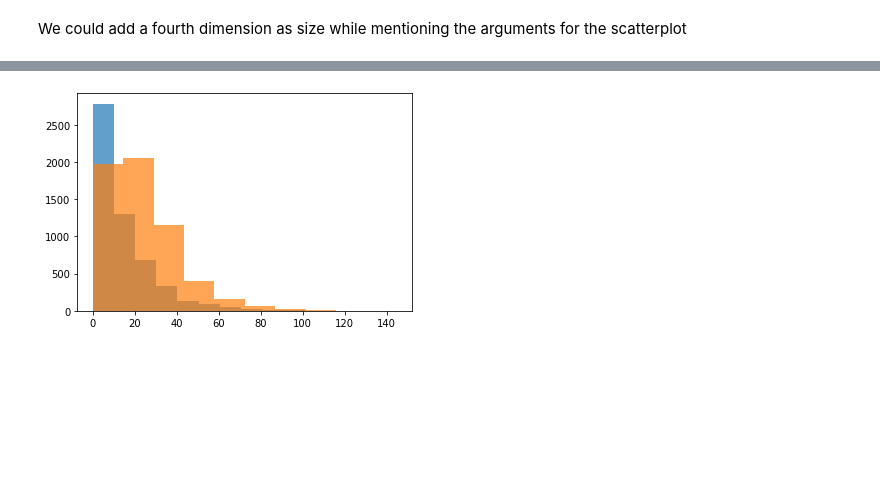
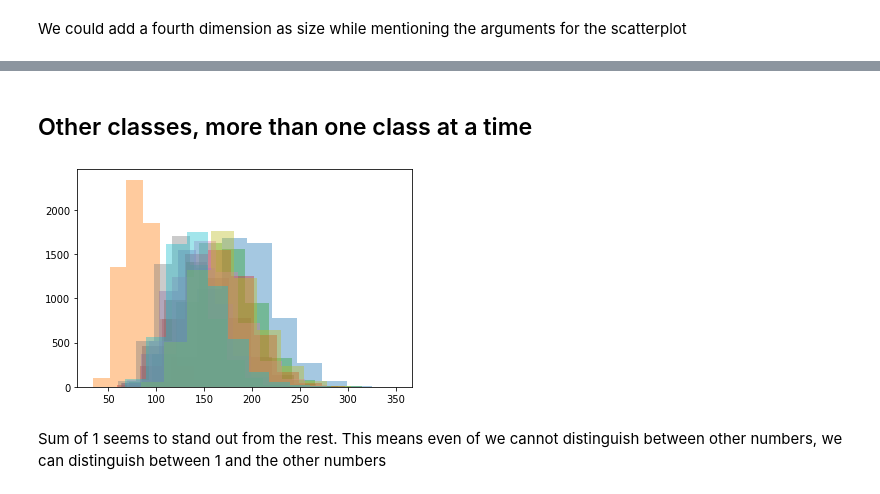
Before and after one commit to iamindhu/fmml2021, a Jupyter notebook: Lab/Lab1_Features.ipynb, the cells around one changed output, grey strips where cells are left out. Drawn from its saved outputs; the diff is of its cells as text; code cells hidden in the pictures; blank space fills up the shorter version.

```diff
--- a/Lab/Lab1_Features.ipynb
+++ b/Lab/Lab1_Features.ipynb
@@ -730,8 +680,39 @@ for img in imgs:
-# %%
-hole5 = np.array([getHolePixels(i).sum() for i in no5])
-hole8 = np.array([getHolePixels(i).sum() for i in no8])
-
-plt.hist(hole5, alpha=0.7);
-plt.hist(hole8, alpha=0.7);
-# %% [output]
-[figure, removed]
+# %% [markdown]
+## Other classes, more than one class at a time
+# %%
+no1 = train_X[train_y==1,:,:]
+no2 = train_X[train_y==2,:,:]
+no3 = train_X[train_y==3,:,:]
+no4 = train_X[train_y==4,:,:]
+no5 = train_X[train_y==5,:,:]
+no6 = train_X[train_y==6,:,:]
+no7 = train_X[train_y==7,:,:]
+no8 = train_X[train_y==8,:,:]
+no9 = train_X[train_y==9,:,:]
+no0 = train_X[train_y==0,:,:]
+# %%
+sum2 = np.sum(no2>0, (1,2)) # threshold before adding up
+sum9 = np.sum(no9>0, (1,2))
+sum1 = np.sum(no1>0, (1,2))
+sum3 = np.sum(no3>0, (1,2))
+sum4 = np.sum(no4>0, (1,2))
+sum5 = np.sum(no5>0, (1,2))
+sum6 = np.sum(no6>0, (1,2))
+sum7 = np.sum(no7>0, (1,2))
+sum8 = np.sum(no8>0, (1,2))
+sum0 = np.sum(no0>0, (1,2))
+# %%
+plt.hist(sum0, alpha=0.4);
+plt.hist(sum1, alpha=0.4);
+plt.hist(sum2, alpha=0.4);
+plt.hist(sum3, alpha=0.4);
+plt.hist(sum4, alpha=0.4);
+plt.hist(sum5, alpha=0.4);
+plt.hist(sum6, alpha=0.4);
+plt.hist(sum7, alpha=0.4);
+plt.hist(sum8, alpha=0.4);
+plt.hist(sum9, alpha=0.4);
+# %% [output]
+[figure, added]
+# %% [markdown]
+Sum of 1 seems to stand out from the rest. This means even of we cannot distinguish between other numbers, we can distinguish between 1 and the other numbers
```
Also changed, not shown: parts of 20 cells of this notebook.
